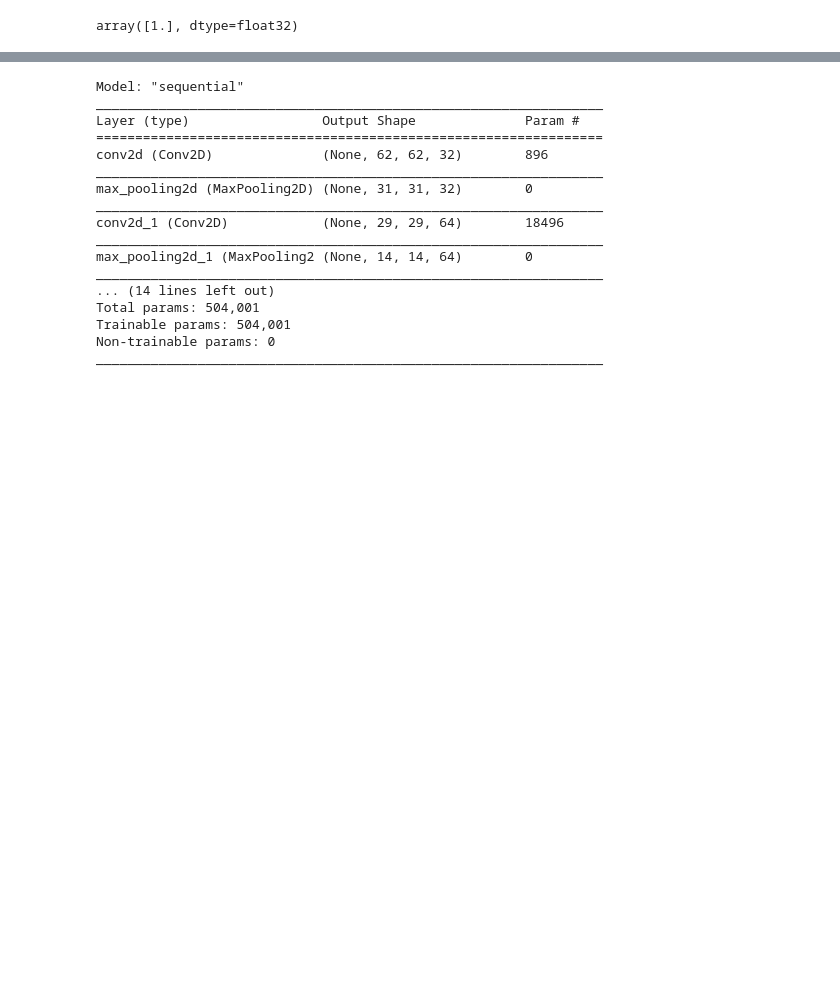
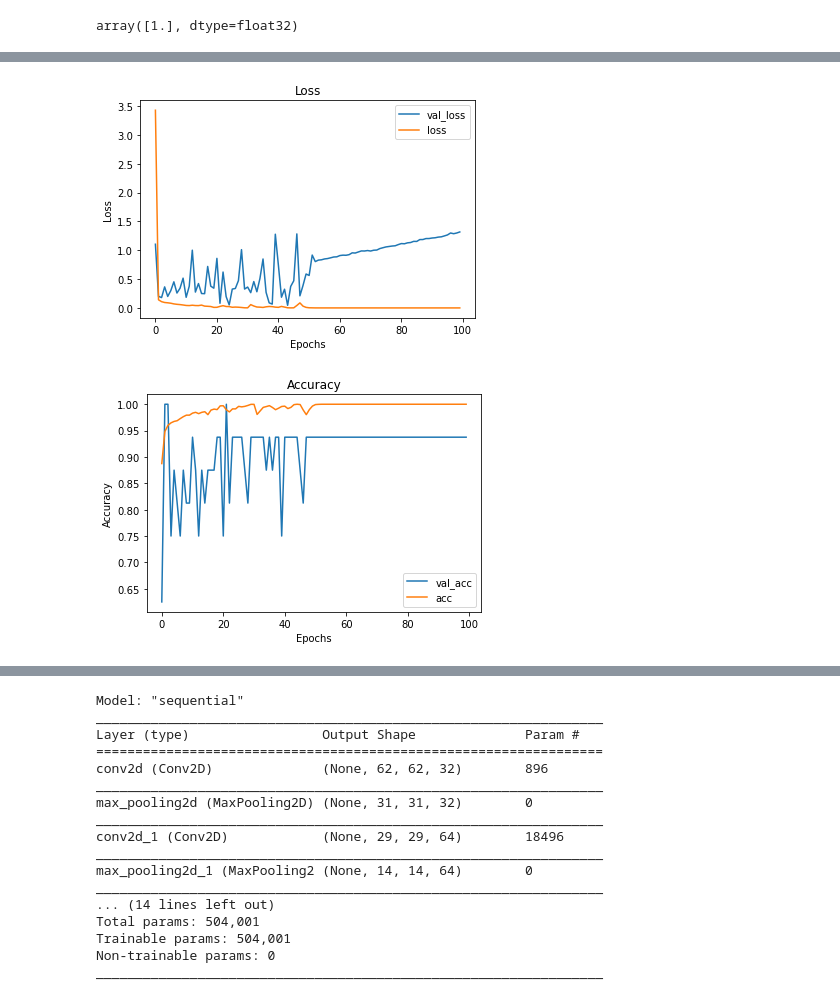
Before and after one commit to klsalcedo/image_classification, a Jupyter notebook: image_class.ipynb, the cells around one changed output, grey strips where cells are left out. Cells and saved outputs as stored; diff of their text form; code cells hidden in the pictures; blank space fills up the shorter version.

```diff
--- a/image_class.ipynb
+++ b/image_class.ipynb
@@ -77,0 +213,14 @@ test_image_final = test_unrow/255
+# %%
+model = models.Sequential()
+model.add(layers.Conv2D(32, (3,3), activation='relu',
+                        input_shape=(64,64,3)))
+model.add(layers.MaxPooling2D((2, 2)))
+model.add(layers.Conv2D(64, (3, 3), activation='relu'))
+model.add(layers.MaxPooling2D((2, 2)))
+model.add(layers.Conv2D(64, (3, 3), activation='relu'))
+
+model.add(layers.Flatten())
+model.add(layers.Dense(64, activation='relu'))
+model.add(layers.Dense(1, activation='sigmoid'))
+
+model.summary()
@@ -77,0 +245,9 @@ test_image_final = test_unrow/255
+# %%
+model.compile(loss='binary_crossentropy',
+              optimizer="adam",
+              metrics=['acc'])
+# %%
+results_1 = model.fit(train_images,
+                    train_label_final,
+                    epochs=100,
+                    validation_data=(val_images, val_label_final))
@@ -77,0 +272,5 @@ test_image_final = test_unrow/255
+# %%
+visualize_training_results(results_1)
+# %% [output]
+[figure, added]
+[figure, added]
```
Also changed, not shown: parts of 44 cells of this notebook.
